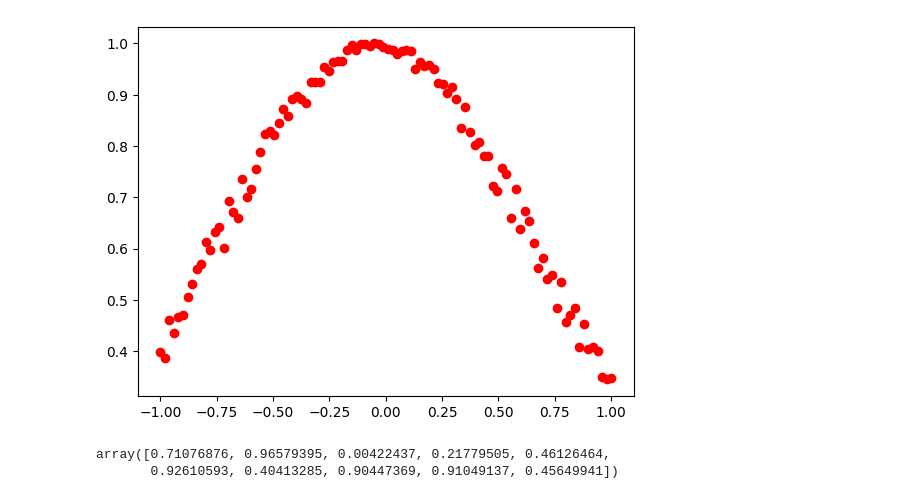
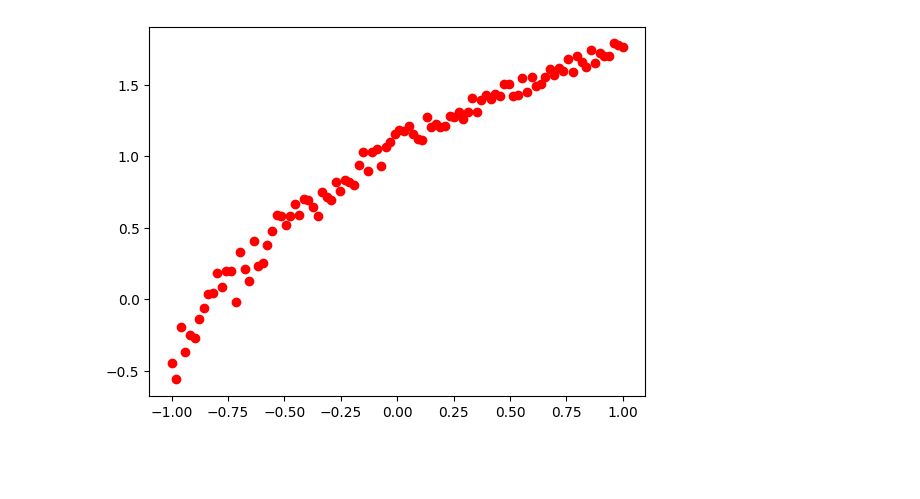
Before and after one commit to finsaccount/Numerical-Analysis-Gradient-Descent, a Jupyter notebook: StochasticGradientDescent.ipynb, the cells around one changed output. Drawn from its saved outputs; the diff is of its cells as text; code cells hidden in the pictures; blank space fills up the shorter version.

```diff
--- a/StochasticGradientDescent.ipynb
+++ b/StochasticGradientDescent.ipynb
@@ -62,21 +62,15 @@ def grad_mse(xi, yi, w):
 # %%
 # Data to be trained on - let's have it fit to a noisy curve
 np.random.seed(40)
 
-f = lambda x: np.exp(-x**2)
-noise_scale = 0.1
+f = lambda x: np.exp(x) - x**2
+noise_scale = 0.2
 
 x = np.linspace(-1, 1, 100)
 x_noise = x + np.random.random(x.shape[0]) * noise_scale
 y = f(x_noise)
 
 plt.plot(x, y, "ro")
 plt.show()
 # %% [output]
-[figure, old version]
+[figure, new version]
-# %%
-w_current = np.random.random(10)
-w_current
-# %% [output]
-array([0.71076876, 0.96579395, 0.00422437, 0.21779505, 0.46126464,
-       0.92610593, 0.40413285, 0.90447369, 0.91049137, 0.45649941])
```
Also changed, not shown: parts of 8 cells of this notebook, 1 other file.
